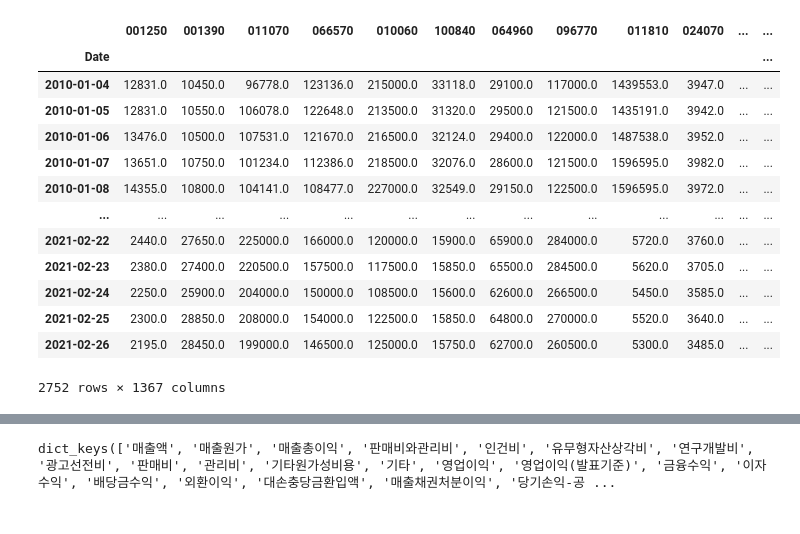
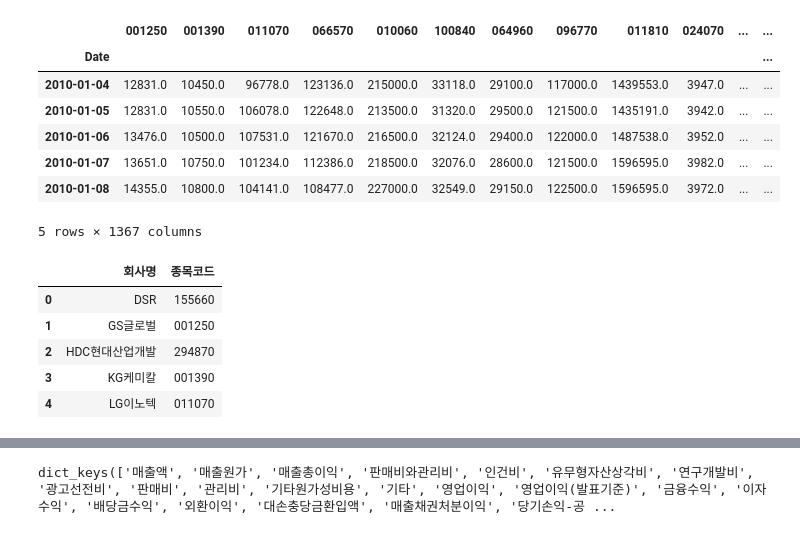
Before and after one commit to mingqook/Finance_ML, a Jupyter notebook: test.ipynb, the cells around one changed output, grey strips where cells are left out. Drawn from its saved outputs; the diff is of its cells as text; code cells hidden in the pictures.

```diff
--- a/test.ipynb
+++ b/test.ipynb
@@ -42,19 +42,4 @@ Not exists: 168490
 # with open('data/krx/prices.pkl', 'rb') as f:
 #     data = pickle.load(f)
 # %%
-data.dropna(axis=1)
+# data.dropna(axis=1)
-# %% [output]
-|  | 001250 | 001390 | 011070 | 066570 | 010060 | 100840 | 064960 | 096770 | 011810 | 024070 | ... | ... |
-| Date |  |  |  |  |  |  |  |  |  |  |  | ... |
-| 2010-01-04 | 12831.0 | 10450.0 | 96778.0 | 123136.0 | 215000.0 | 33118.0 | 29100.0 | 117000.0 | 1439553.0 | 3947.0 | ... | ... |
-| 2010-01-05 | 12831.0 | 10550.0 | 106078.0 | 122648.0 | 213500.0 | 31320.0 | 29500.0 | 121500.0 | 1435191.0 | 3942.0 | ... | ... |
-| 2010-01-06 | 13476.0 | 10500.0 | 107531.0 | 121670.0 | 216500.0 | 32124.0 | 29400.0 | 122000.0 | 1487538.0 | 3952.0 | ... | ... |
-| 2010-01-07 | 13651.0 | 10750.0 | 101234.0 | 112386.0 | 218500.0 | 32076.0 | 28600.0 | 121500.0 | 1596595.0 | 3982.0 | ... | ... |
-| 2010-01-08 | 14355.0 | 10800.0 | 104141.0 | 108477.0 | 227000.0 | 32549.0 | 29150.0 | 122500.0 | 1596595.0 | 3972.0 | ... | ... |
-| ... | ... | ... | ... | ... | ... | ... | ... | ... | ... | ... | ... | ... |
-| 2021-02-22 | 2440.0 | 27650.0 | 225000.0 | 166000.0 | 120000.0 | 15900.0 | 65900.0 | 284000.0 | 5720.0 | 3760.0 | ... | ... |
-| 2021-02-23 | 2380.0 | 27400.0 | 220500.0 | 157500.0 | 117500.0 | 15850.0 | 65500.0 | 284500.0 | 5620.0 | 3705.0 | ... | ... |
-| 2021-02-24 | 2250.0 | 25900.0 | 204000.0 | 150000.0 | 108500.0 | 15600.0 | 62600.0 | 266500.0 | 5450.0 | 3585.0 | ... | ... |
-| 2021-02-25 | 2300.0 | 28850.0 | 208000.0 | 154000.0 | 122500.0 | 15850.0 | 64800.0 | 270000.0 | 5520.0 | 3640.0 | ... | ... |
-| 2021-02-26 | 2195.0 | 28450.0 | 199000.0 | 146500.0 | 125000.0 | 15750.0 | 62700.0 | 260500.0 | 5300.0 | 3485.0 | ... | ... |
-2752 rows × 1367 columns
@@ -71,0 +59,23 @@ data_f = pd.read_pickle('data/krx/fss.pkl')
+# %%
+data_p = data_p.dropna(axis = 1) #### na 제거
+data_p.head()
+# %% [output]
+|  | 001250 | 001390 | 011070 | 066570 | 010060 | 100840 | 064960 | 096770 | 011810 | 024070 | ... | ... |
+| Date |  |  |  |  |  |  |  |  |  |  |  | ... |
+| 2010-01-04 | 12831.0 | 10450.0 | 96778.0 | 123136.0 | 215000.0 | 33118.0 | 29100.0 | 117000.0 | 1439553.0 | 3947.0 | ... | ... |
+| 2010-01-05 | 12831.0 | 10550.0 | 106078.0 | 122648.0 | 213500.0 | 31320.0 | 29500.0 | 121500.0 | 1435191.0 | 3942.0 | ... | ... |
+| 2010-01-06 | 13476.0 | 10500.0 | 107531.0 | 121670.0 | 216500.0 | 32124.0 | 29400.0 | 122000.0 | 1487538.0 | 3952.0 | ... | ... |
+| 2010-01-07 | 13651.0 | 10750.0 | 101234.0 | 112386.0 | 218500.0 | 32076.0 | 28600.0 | 121500.0 | 1596595.0 | 3982.0 | ... | ... |
+| 2010-01-08 | 14355.0 | 10800.0 | 104141.0 | 108477.0 | 227000.0 | 32549.0 | 29150.0 | 122500.0 | 1596595.0 | 3972.0 | ... | ... |
+5 rows × 1367 columns
+# %%
+#### 회사명 & 종목코드 추출
+tn = data_t.iloc[:,0:2]
+tn.head()
+# %% [output]
+|  | 회사명 | 종목코드 |
+| 0 | DSR | 155660 |
+| 1 | GS글로벌 | 001250 |
+| 2 | HDC현대산업개발 | 294870 |
+| 3 | KG케미칼 | 001390 |
+| 4 | LG이노텍 | 011070 |
```
Also changed, not shown: parts of 34 cells of this notebook, 4 other files.
